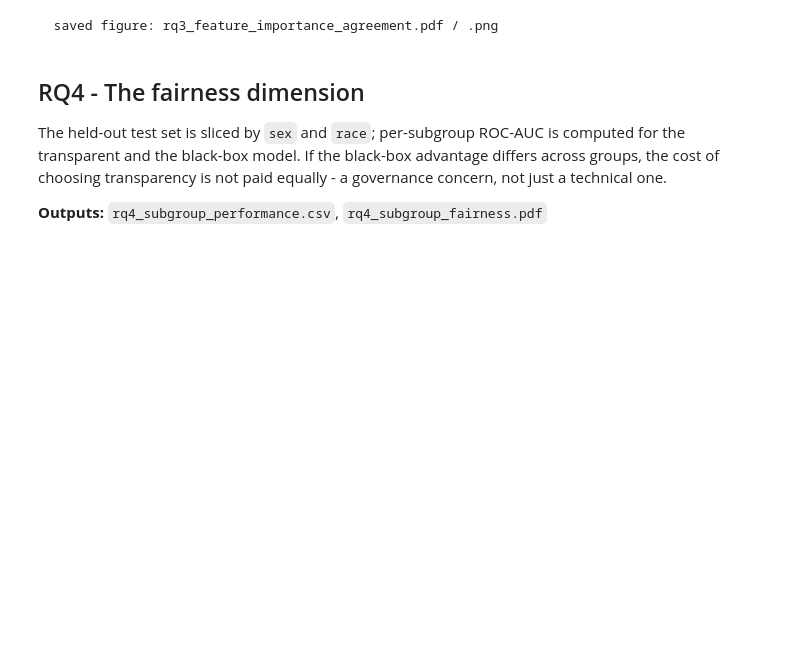
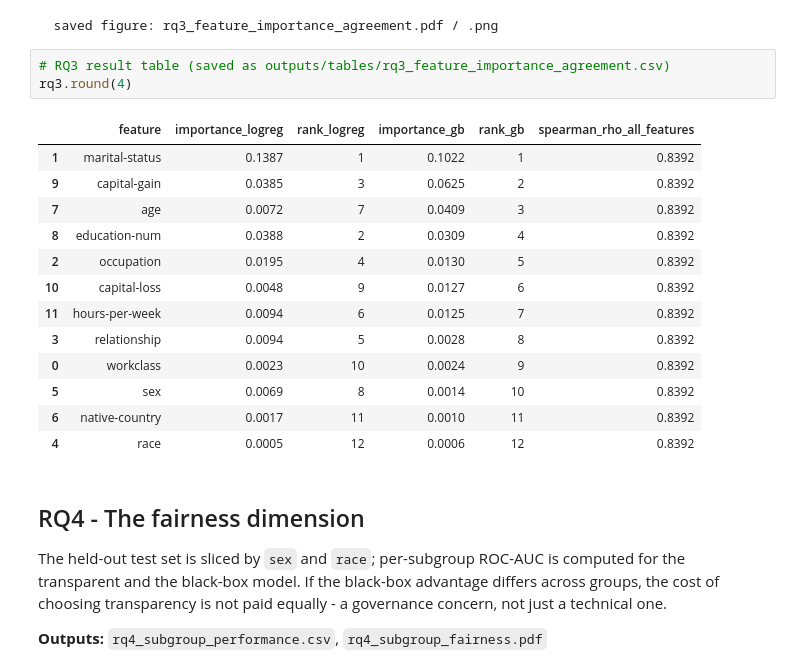
Before and after one commit to umuturklay/responsible-ai-tradeoff, a Jupyter notebook: adult_accuracy_transparency.ipynb, the cells around one changed output. Cells and saved outputs as stored; diff of their text form; blank space fills up the shorter version.

```diff
--- a/adult_accuracy_transparency.ipynb
+++ b/adult_accuracy_transparency.ipynb
@@ -368,6 +398,23 @@ RQ3: permutation feature importance (10 repeats each)...
   Spearman rank correlation = 0.839 (p=0.0006)
 [figure]
   saved figure: rq3_feature_importance_agreement.pdf / .png
+# %%
+# RQ3 result table (saved as outputs/tables/rq3_feature_importance_agreement.csv)
+rq3.round(4)
+# %% [output]
+|  | feature | importance_logreg | rank_logreg | importance_gb | rank_gb | spearman_rho_all_features |
+| 1 | marital-status | 0.1387 | 1 | 0.1022 | 1 | 0.8392 |
+| 9 | capital-gain | 0.0385 | 3 | 0.0625 | 2 | 0.8392 |
+| 7 | age | 0.0072 | 7 | 0.0409 | 3 | 0.8392 |
+| 8 | education-num | 0.0388 | 2 | 0.0309 | 4 | 0.8392 |
+| 2 | occupation | 0.0195 | 4 | 0.0130 | 5 | 0.8392 |
+| 10 | capital-loss | 0.0048 | 9 | 0.0127 | 6 | 0.8392 |
+| 11 | hours-per-week | 0.0094 | 6 | 0.0125 | 7 | 0.8392 |
+| 3 | relationship | 0.0094 | 5 | 0.0028 | 8 | 0.8392 |
+| 0 | workclass | 0.0023 | 10 | 0.0024 | 9 | 0.8392 |
+| 5 | sex | 0.0069 | 8 | 0.0014 | 10 | 0.8392 |
+| 6 | native-country | 0.0017 | 11 | 0.0010 | 11 | 0.8392 |
+| 4 | race | 0.0005 | 12 | 0.0006 | 12 | 0.8392 |
 # %% [markdown]
 ## RQ4 - The fairness dimension
 
```
Also changed, not shown: parts of 4 cells of this notebook, 9 other files.
